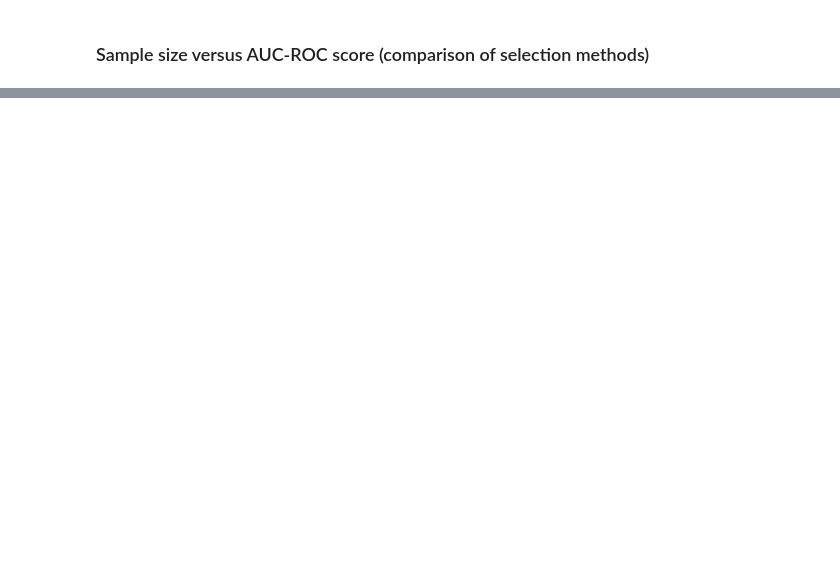
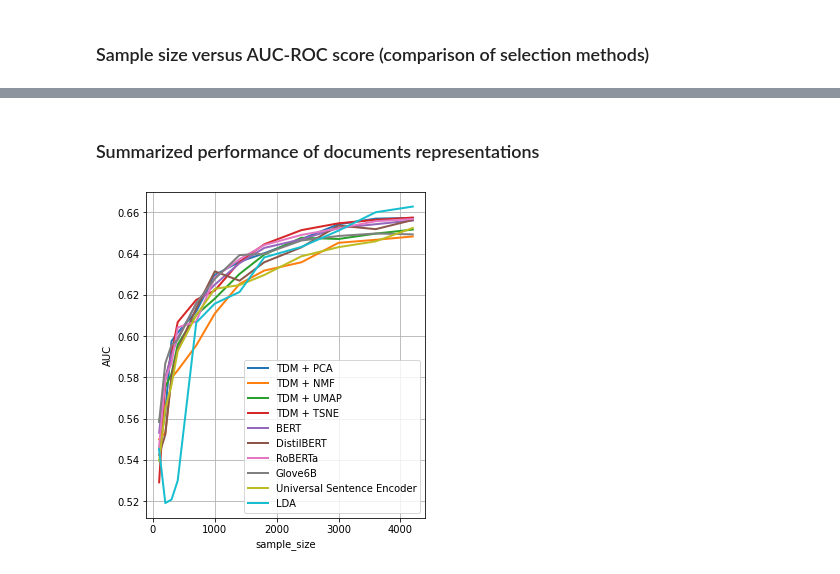
Before and after one commit to ApurvaBhargava/OptimalSets, a Jupyter notebook: Results and Visualizations.ipynb, the cells around one changed output, grey strips where cells are left out. Saved outputs shown, nothing was run; the diff lists cells and outputs as text; code cells hidden in the pictures; blank space fills up the shorter version.

```diff
--- a/Results and Visualizations.ipynb
+++ b/Results and Visualizations.ipynb
@@ -231,0 +254,24 @@ plt.show()
+# %% [markdown]
+### Summarized performance of documents representations
+# %%
+lst = [[i for i in range(len(auc_df.columns)) if 'cvec_pca16' in auc_df.columns[i]],
+       [i for i in range(len(auc_df.columns)) if 'cvec_nmf16' in auc_df.columns[i]],
+       [i for i in range(len(auc_df.columns)) if 'cvec_umap16' in auc_df.columns[i]],
+       [i for i in range(len(auc_df.columns)) if 'cvec_tsne16' in auc_df.columns[i]],
+       [i for i in range(len(auc_df.columns)) if 'bert' in auc_df.columns[i]],
+       [i for i in range(len(auc_df.columns)) if 'distil' in auc_df.columns[i]],
+       [i for i in range(len(auc_df.columns)) if 'roberta' in auc_df.columns[i]],
+       [i for i in range(len(auc_df.columns)) if 'glove6B' in auc_df.columns[i]],
+       [i for i in range(len(auc_df.columns)) if 'universal' in auc_df.columns[i]]]
+labels = ['TDM + PCA', 'TDM + NMF', 'TDM + UMAP', 'TDM + TSNE', 'BERT', 'DistilBERT', 'RoBERTa', 'Glove6B', 'Universal Sentence Encoder', 'LDA']
+plt.figure(figsize=(5,6))
+plt.grid()
+for k in range(9):
+  plt.plot(auc_df.iloc[:, lst[k]].mean(axis=1), label=labels[k], linewidth=2)
+plt.plot(auc_df['topics_taddy'], label=labels[k+1], linewidth=2)
+plt.ylabel('AUC')
+plt.xlabel('sample_size')
+plt.legend()
+plt.show()
+# %% [output]
+[figure, added]
```
Also changed, not shown: parts of 11 cells of this notebook, 1 other file.
